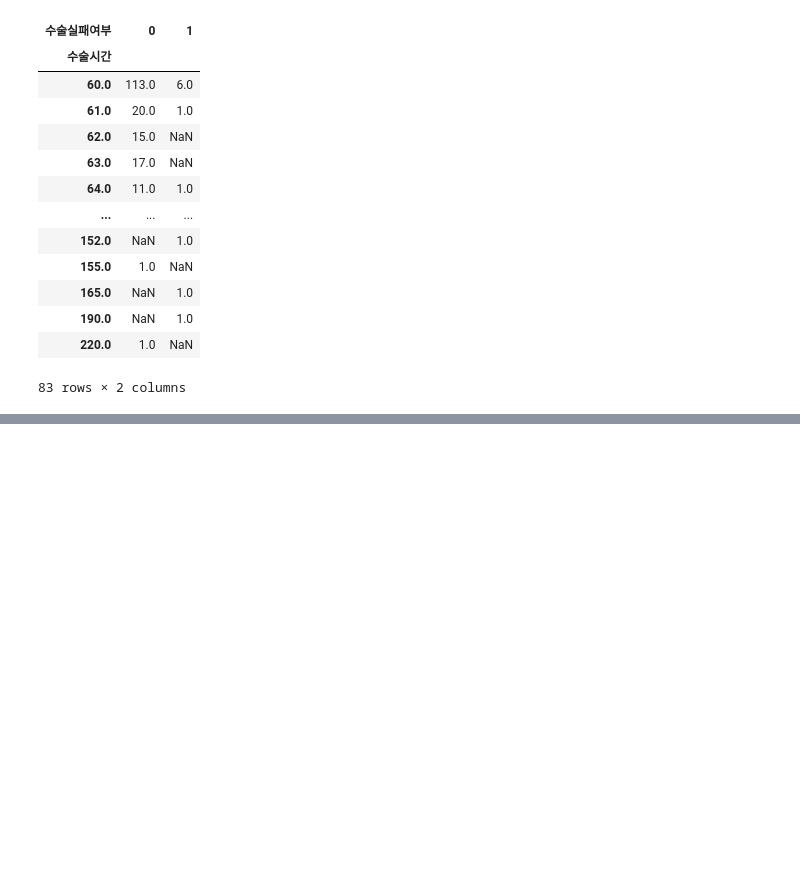
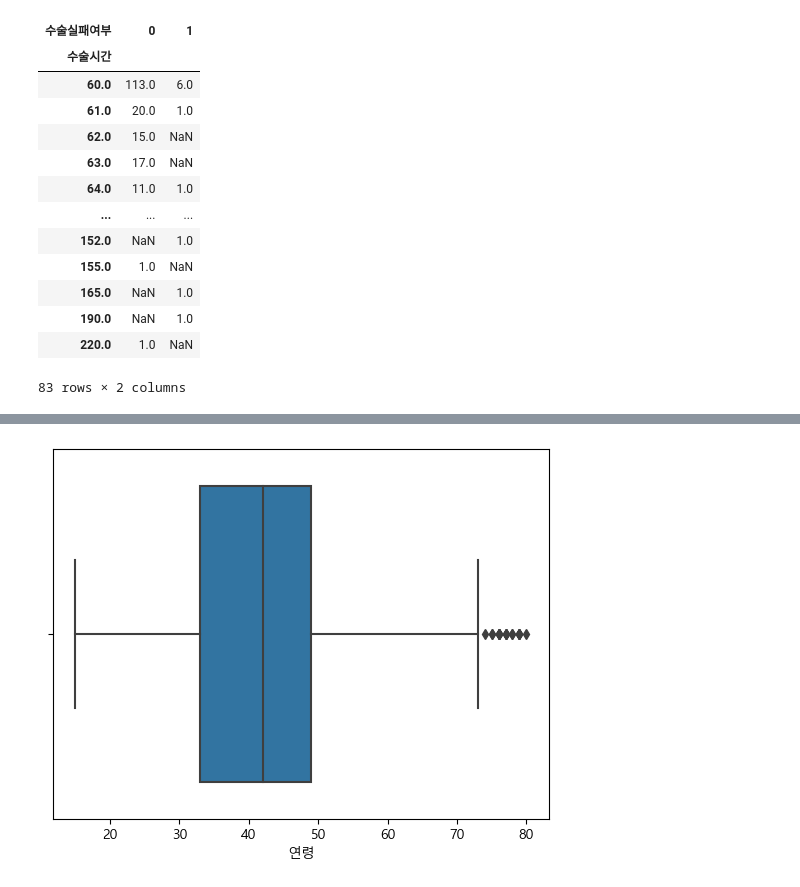
Before and after one commit to GabaeOh/study_data_analytics, a Jupyter notebook: codes/DDA/RecurrenceOfSurgery_Doctors_DDA.ipynb, the cells around one changed output, grey strips where cells are left out. Drawn from its saved outputs; the diff is of its cells as text; code cells hidden in the pictures; blank space fills up the shorter version.

```diff
--- a/codes/DDA/RecurrenceOfSurgery_Doctors_DDA.ipynb
+++ b/codes/DDA/RecurrenceOfSurgery_Doctors_DDA.ipynb
@@ -139,0 +159,5 @@ df_ROS_Q_M.pivot_table(index='수술시간', columns='수술실패여부', aggfu
+# %%
+sns.boxplot(data=df_ROS_Q_M, x='연령')
+plt.show()
+# %% [output]
+[figure, added]
```
Also changed, not shown: parts of 15 cells of this notebook, 1 other file.
